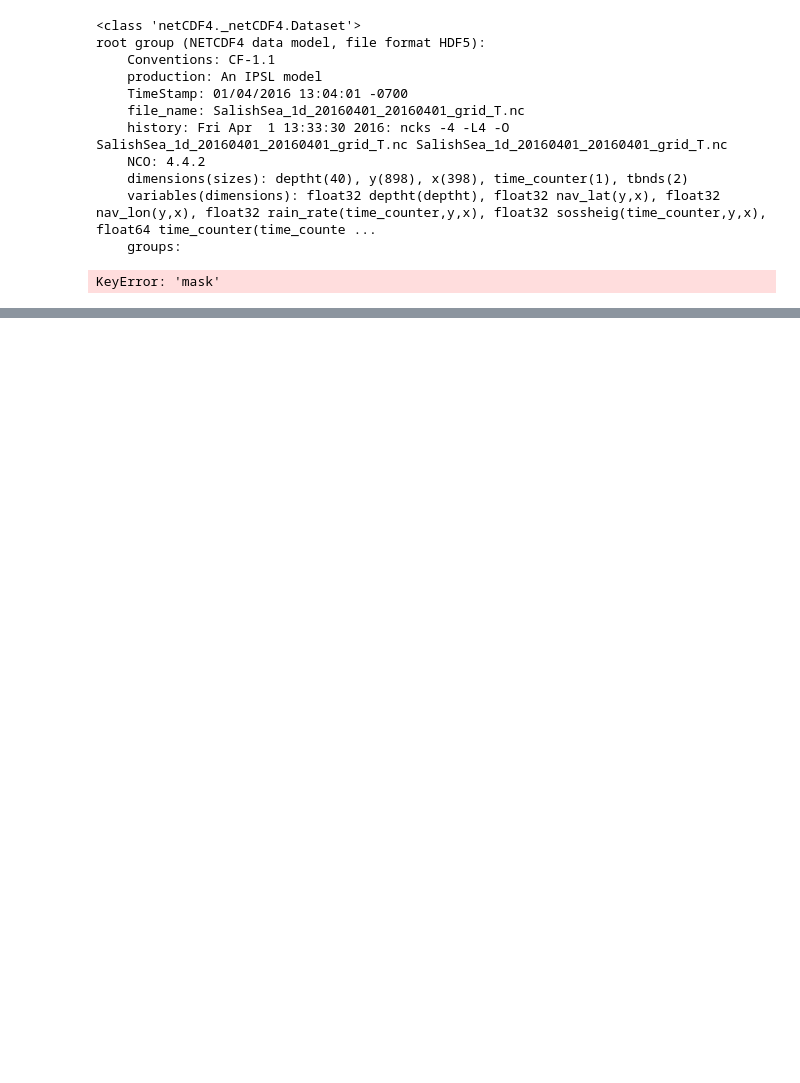
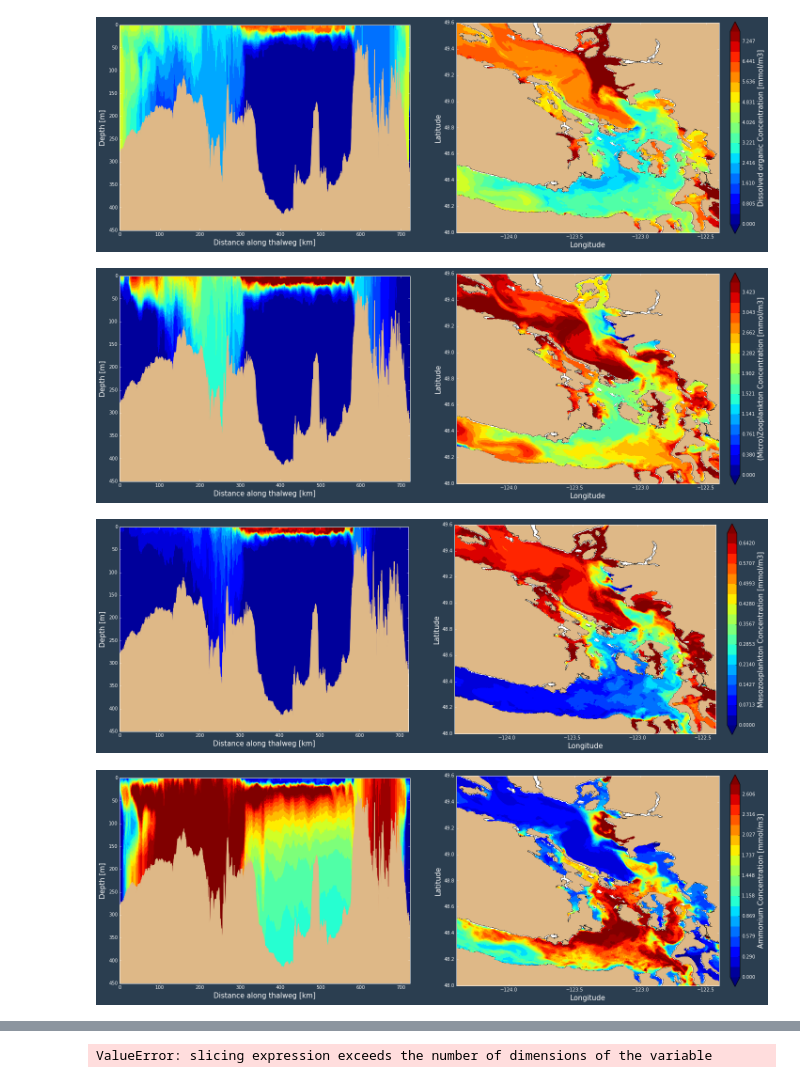
Before and after one commit to SalishSeaCast/SalishSeaNowcast, a Jupyter notebook: notebooks/figures/research/TestTracerThalwegAndSurfaceModule.ipynb, the cells around one changed output, grey strips where cells are left out. Cells and saved outputs as stored; diff of their text form; code cells hidden in the pictures; blank space fills up the shorter version.

```diff
--- a/notebooks/figures/research/TestTracerThalwegAndSurfaceModule.ipynb
+++ b/notebooks/figures/research/TestTracerThalwegAndSurfaceModule.ipynb
@@ -35,11 +36,11 @@ def _prep_fig_axes(figsize, theme):
     ax_surface.set_axis_bgcolor(theme.COLOURS['axes']['background'])
     return fig, (ax_thalweg, ax_surface)
 # %%
-def _map_cbar_labels(cbar, contour_intervals, theme):
+def _map_cbar_labels(cbar, contour_intervals, theme, label):
     cbar.set_ticks(contour_intervals)
     cbar.ax.axes.tick_params(labelcolor=theme.COLOURS['cbar']['tick labels'])
     cbar.set_label(
-        'Sea Surface Height [m]',
+        label,
         fontproperties=theme.FONTS['axis'],
         color=theme.COLOURS['text']['axis'])
 # %%
@@ -64,6 +74,27 @@ def _plot_tracer_thalweg(ax, plot_data, clevels, cmap, theme):
     ax.set_xlabel("Distance along thalweg [km]",color=theme.COLOURS['text']['axis'],fontproperties=theme.FONTS['axis'])
     ax.set_ylabel("Depth [m]",color=theme.COLOURS['text']['axis'],fontproperties=theme.FONTS['axis'])
     theme.set_axis_colors(ax)
+# %%
+def surf_thalweg_clevels(tracer_grid, surface_var):
+    percent_98_surf = np.percentile(surface_var, 98)
+    percent_2_surf = np.percentile(surface_var, 2)
+
+    percent_98_grid = np.percentile(np.ma.masked_values(tracer_grid, 0), 98)
+    percent_2_grid = np.percentile(np.ma.masked_values(tracer_grid, 0), 2)
+
+    overlap = max(0, min(percent_98_surf, percent_98_grid) - max(percent_2_surf, percent_2_grid))
+    magnitude = (percent_98_surf - percent_2_surf) + (percent_98_grid - percent_2_grid)
+    if(2*overlap/magnitude > 0.5):
+        max_clevel = max(percent_98_surf, percent_98_grid)
+        min_clevel = min(percent_2_surf, percent_2_grid)
+        thal_clevels = np.arange(min_clevel, max_clevel, (max_clevel - min_clevel)/20.0)
+        surf_clevels = thal_clevels
+        show_thalweg_cbar = False
+    else:
+        thal_clevels = np.arange(percent_2_grid, percent_98_grid, (percent_98_grid - percent_2_grid)/20.0)
+        surf_clevels = np.arange(percent_2_surf, percent_98_surf, (percent_98_surf - percent_2_surf)/20.0)
+        show_thalweg_cbar = True
+    return([thal_clevels, surf_clevels, show_thalweg_cbar])
 # %%
 def _prep_plot_data(tracer_grid, bathy, lons, lats, mesh_mask, coastline, depth_integrated):
     lon_range = (-124.4, -122.4)
@@ -135,18 +185,11 @@ plt.show(thalweg_and_surface_plot)
-# %%
-var_ma = np.ma.masked_array(var[0,0,:, :], mesh_mask.)
-# %% [output]
-<class 'netCDF4._netCDF4.Dataset'>
-root group (NETCDF4 data model, file format HDF5):
-    Conventions: CF-1.1
-    production: An IPSL model
-    TimeStamp: 01/04/2016 13:04:01 -0700
-    file_name: SalishSea_1d_20160401_20160401_grid_T.nc
-    history: Fri Apr  1 13:33:30 2016: ncks -4 -L4 -O SalishSea_1d_20160401_20160401_grid_T.nc SalishSea_1d_20160401_20160401_grid_T.nc
-    NCO: 4.4.2
-    dimensions(sizes): deptht(40), y(898), x(398), time_counter(1), tbnds(2)
-    variables(dimensions): float32 deptht(deptht), float32 nav_lat(y,x), float32 nav_lon(y,x), float32 rain_rate(time_counter,y,x), float32 sossheig(time_counter,y,x), float64 time_counter(time_counte ...
-    groups:
-# %%
-mesh_mask.mask
-# %% [output]
-KeyError: 'mask'
+# %%
+for tracer in ptrc_T.variables.keys():
+    var = ptrc_T.variables[tracer]
+    if(len(var.shape) == 4):
+        thalweg_and_surface_plot = tracer_thalweg_and_surface(var, bathy, lons, lats, mesh_mask, coastline, False)
+        plt.show(thalweg_and_surface_plot)
+# %% [output]
+[figure, added]
+[figure, added]
+[figure, added]
+[figure, added]
@@ -152,0 +202 @@ KeyError: 'mask'
+ValueError: slicing expression exceeds the number of dimensions of the variable
```
Also changed, not shown: parts of 10 cells of this notebook.
